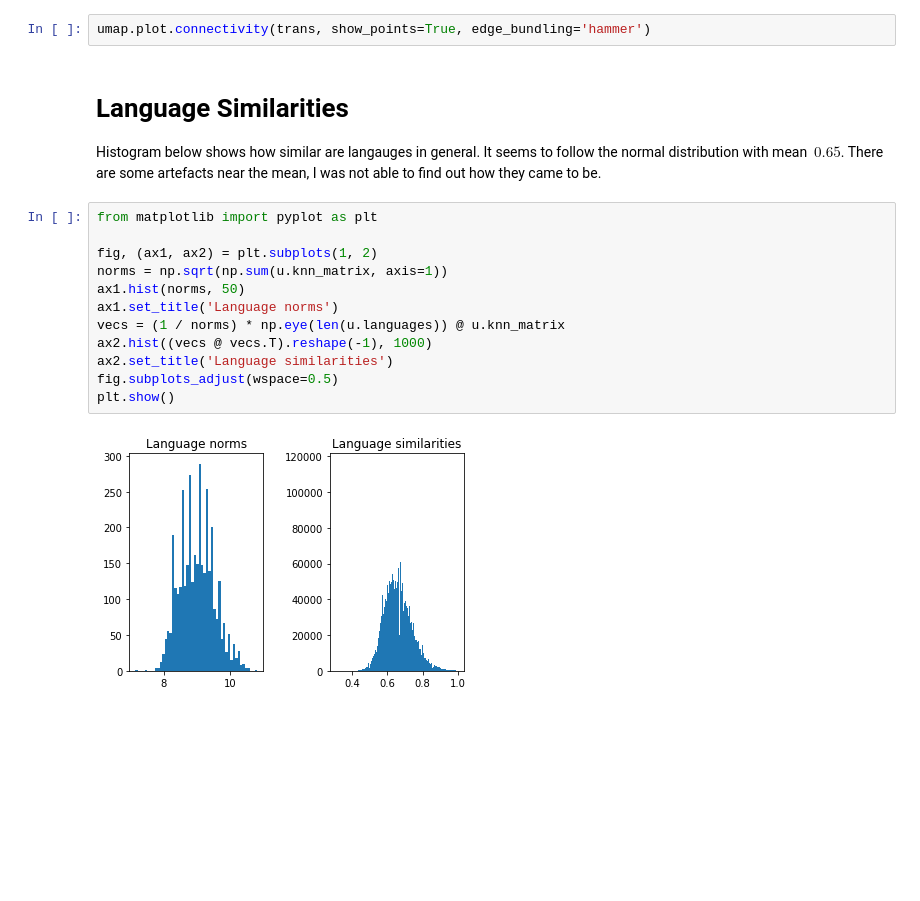
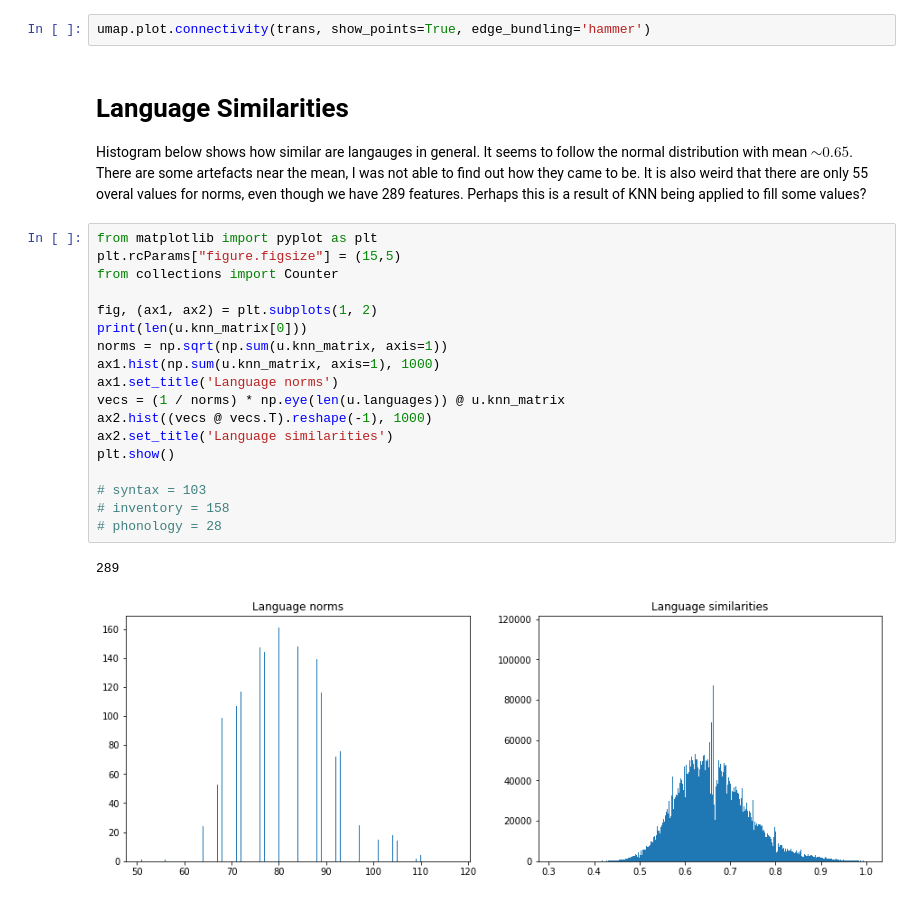
Before and after one commit to matus-pikuliak/multilingual-evaluation, a Jupyter notebook: n_uriel.ipynb, the cells around one changed output. Drawn from its saved outputs; the diff is of its cells as text; blank space fills up the shorter version.

Commit message:
Improved the URIEL visualizations.

```diff
--- a/n_uriel.ipynb
+++ b/n_uriel.ipynb
@@ -69,18 +66,25 @@ umap.plot.connectivity(trans, show_points=True, edge_bundling='hammer')
 # %% [markdown]
 # Language Similarities
 
-Histogram below shows how similar are langauges in general. It seems to follow the normal distribution with mean $~0.65$. There are some artefacts near the mean, I was not able to find out how they came to be.
+Histogram below shows how similar are langauges in general. It seems to follow the normal distribution with mean $\sim0.65$. There are some artefacts near the mean, I was not able to find out how they came to be. It is also weird that there are only 55 overal values for norms, even though we have 289 features. Perhaps this is a result of KNN being applied to fill some values?
 # %%
 from matplotlib import pyplot as plt
+plt.rcParams["figure.figsize"] = (15,5)
+from collections import Counter
 
 fig, (ax1, ax2) = plt.subplots(1, 2)
+print(len(u.knn_matrix[0]))
 norms = np.sqrt(np.sum(u.knn_matrix, axis=1))
-ax1.hist(norms, 50)
+ax1.hist(np.sum(u.knn_matrix, axis=1), 1000)
 ax1.set_title('Language norms')
 vecs = (1 / norms) * np.eye(len(u.languages)) @ u.knn_matrix
 ax2.hist((vecs @ vecs.T).reshape(-1), 1000)
 ax2.set_title('Language similarities')
-fig.subplots_adjust(wspace=0.5)
 plt.show()
+
+# syntax = 103
+# inventory = 158
+# phonology = 28
 # %% [output]
+289
-[figure, old version]
+[figure, new version]
```
Also changed, not shown: parts of 10 cells of this notebook, 2 other files.
